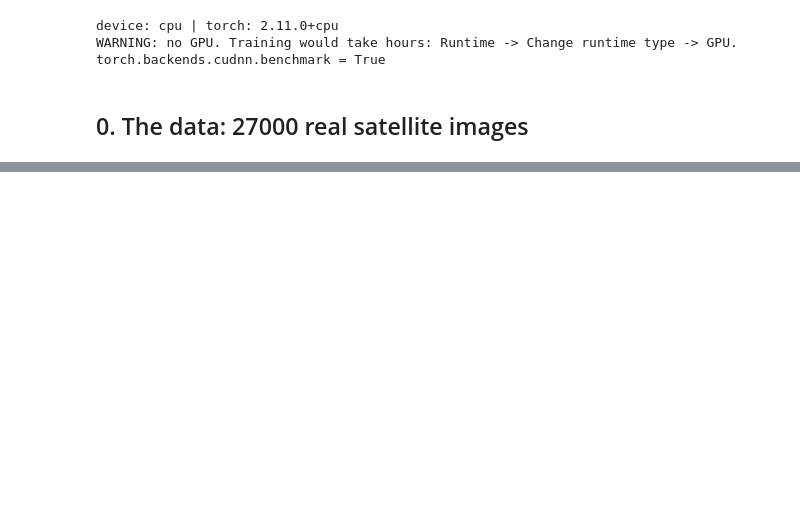
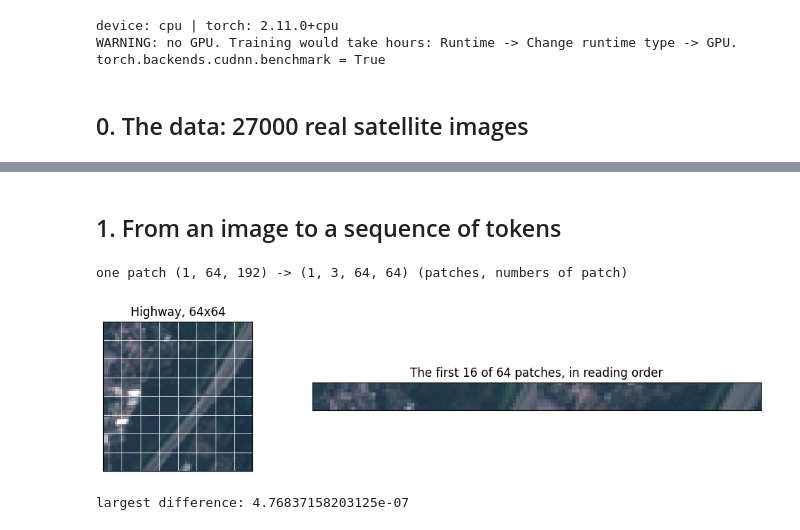
Before and after one commit to Kei300/P2-IA-Python-Libraries-Statistics, a Jupyter notebook: 7_VIT_EuroSAT.ipynb, the cells around one changed output, grey strips where cells are left out. Saved outputs shown, nothing was run; the diff lists cells and outputs as text; code cells hidden in the pictures; blank space fills up the shorter version.

```diff
--- a/7_VIT_EuroSAT.ipynb
+++ b/7_VIT_EuroSAT.ipynb
@@ -42,0 +71,56 @@ loaded 27,000 images in 8 s; shape (27000, 64, 64, 3)
+# %%
+X_t = torch.from_numpy(X_all).permute(0, 3, 1, 2).contiguous().to(device)
+Y_t = torch.from_numpy(y_all).long().to(device)
+tr_pool = torch.as_tensor(idx_train, device=device)
+mean = X_t[tr_pool].float().mean((0, 2, 3), keepdim=True) / 255
+std = X_t[tr_pool].float().std((0, 2, 3), keepdim=True) / 255
+def to_float(xb):
+    return (xb.float() / 255 - mean) / std
+# %% [markdown]
+## 1. From an image to a sequence of tokens
+# %%
+def patchify(x, p=PATCH):
+  B, C, H, W = x.shape
+  t = x.unfold(2,p,p).unfold(3,p,p)
+  t = t.permute(0,2,3,1,4,5).contiguous()
+  return t.reshape(B, (H//p) * (W//p), C * p * p)
+
+def unpatchify(t, p=PATCH, C=3):
+  B, N, _ = t.shape
+  g = int(round(math.sqrt(N)))
+  t = t.reshape(B, g, g, C, p, p).permute(0,3,1,4,2,5).contiguous()
+  return t.reshape(B, C, g*p, g*p)
+
+x0 = X_t[torch.as_tensor(idx_test[:1], device = device)].float().cpu() / 255
+P0 = patchify(x0)
+x1 = unpatchify(P0)
+print('one patch', tuple(P0.shape), '->', tuple(x1.shape), '(patches, numbers of patch)')
+assert torch.equal(unpatchify(P0), x0)
+
+fig, axs = plt.subplots(1,2, figsize=(12,3.6), gridspec_kw={'width_ratios':[1,3]})
+axs[0].imshow(x0[0].permute(1,2,0))
+axs[0].set_title(f'{classes[y_all[idx_test[0]]]}, 64x64')
+for k in range(1,8):
+  axs[0].axhline(k * PATCH - 0.5, color='w', lw=.6)
+  axs[0].axvline(k * PATCH - 0.5, color='w', lw=.6)
+strip = P0[0,:16].reshape(16,3, PATCH, PATCH).permute(0,2,3,1)
+axs[1].imshow(torch.cat(list(strip), dim=1))
+axs[1].set_title('The first 16 of 64 patches, in reading order')
+for a in axs: a.set_xticks([]); a.set_yticks([])
+plt.show()
+# %% [output]
+one patch (1, 64, 192) -> (1, 3, 64, 64) (patches, numbers of patch)
+[figure, added]
+# %%
+torch.manual_seed(0)
+conv = nn.Conv2d(3, DIM, kernel_size=PATCH, stride=PATCH)
+lin = nn.Linear(3 * PATCH * PATCH, DIM)
+with torch.no_grad():
+  lin.weight.copy_(conv.weight.reshape(DIM, -1))
+  lin.bias.copy_(conv.bias)
+  tok_lin = lin(patchify(x0))
+  tok_conv = conv(x0).flatten(2).transpose(1, 2)
+print('largest difference:', (tok_lin - tok_conv).abs().max().item())
+assert torch.allclose(tok_lin, tok_conv, atol=1e-5)
+# %% [output]
+largest difference: 4.76837158203125e-07
```
Also changed, not shown: parts of 6 cells of this notebook.
